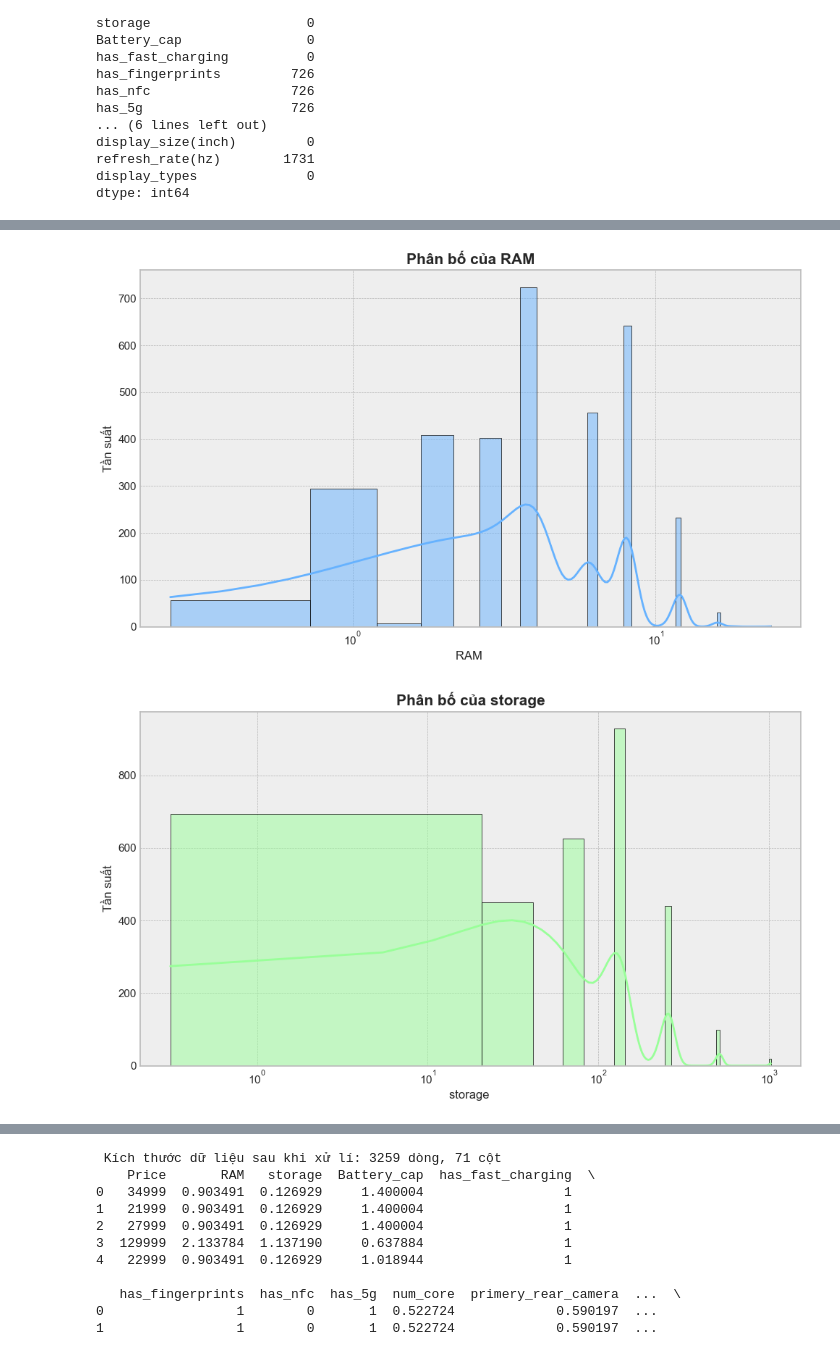
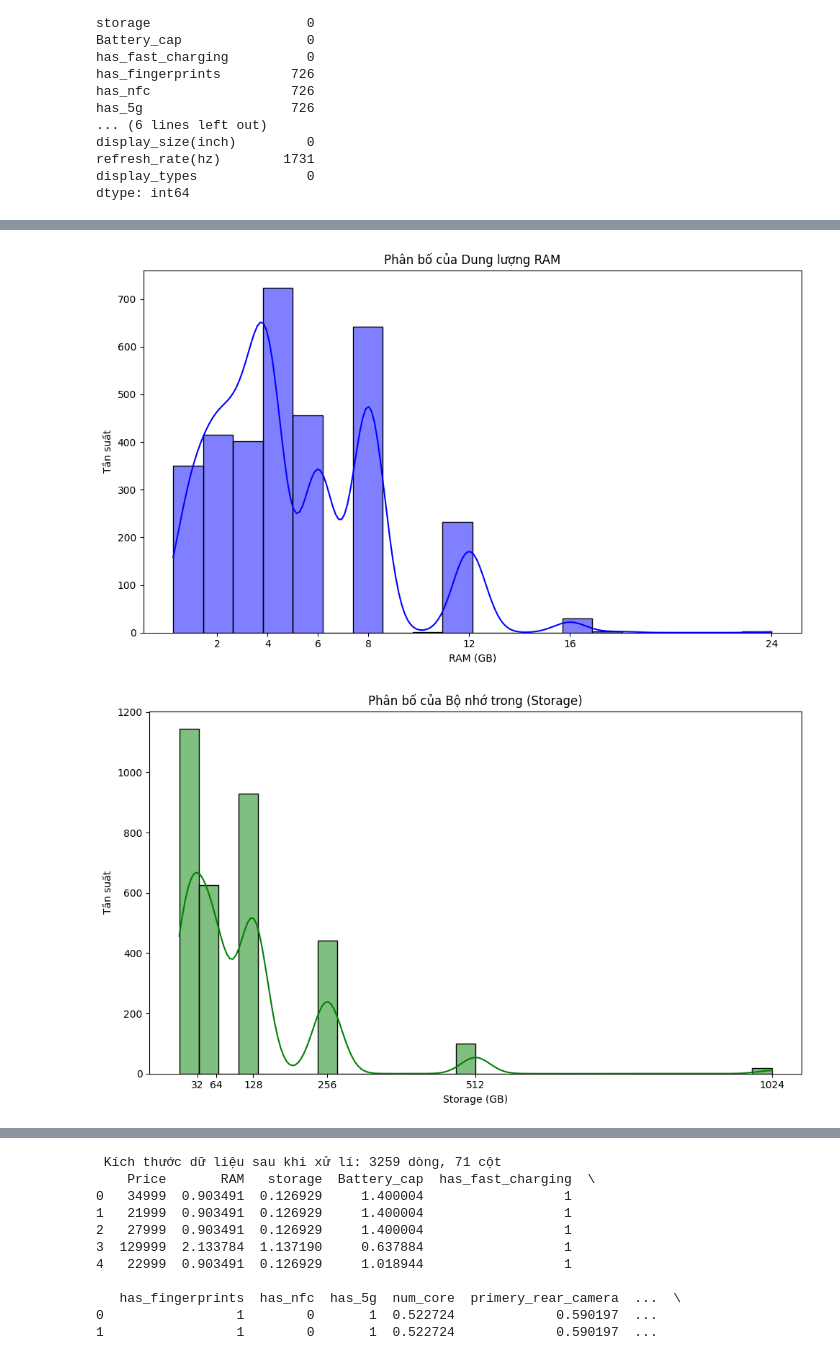
Before and after one commit to grst0610/Machine-learning, a Jupyter notebook: project.ipynb, the cells around one changed output, grey strips where cells are left out. Cells and saved outputs as stored; diff of their text form; code cells hidden in the pictures.

```diff
--- a/project.ipynb
+++ b/project.ipynb
@@ -130,38 +155,42 @@ max                  8.00            165.00
 # %%
-# =======================================================
-# PHẦN 3: TRỰC QUAN HÓA PHÂN BỐ CÁC BIẾN SỐ QUAN TRỌNG
-# =======================================================
 import matplotlib.pyplot as plt
 import seaborn as sns
+from matplotlib.ticker import FuncFormatter
 
 # Thiết lập style đồ thị
 sns.set_theme(style="whitegrid")
-plt.style.use('bmh')
+plt.style.use('default')
 
-# Chọn ra 4 biến numeric quan trọng nhất để phân tích sâu
-important_numeric_cols = ['Price', 'RAM', 'storage', 'Battery_cap']
+# Hàm định dạng dấu phẩy hàng nghìn
+comma_formatter = FuncFormatter(lambda x, pos: f"{int(x):,}")
 
-# Chọn màu cho từng biểu đồ để dễ phân biệt
-colors = ['#FF9999', '#66B2FF', '#99FF99', '#FFCC99']
+# 1. Biểu đồ Giá điện thoại (Price)
+plt.figure(figsize=(10, 6))
+sns.histplot(data=df, x='Price', kde=True, color='red', bins=50, edgecolor='black')
+plt.gca().xaxis.set_major_formatter(comma_formatter) # Thêm dấu phẩy hàng nghìn
+plt.title('Phân bố của Giá điện thoại (Price)')
+plt.xlabel('Giá tiền (VNĐ)')
+plt.ylabel('Tần suất')
+plt.tight_layout()
+plt.show()
 
-# Lặp qua từng biến để vẽ trên các khung hình (figure) riêng biệt
-for col, color in zip(important_numeric_cols, colors):
-    # Tạo một khung hình (Figure) mới hoàn toàn cho mỗi biến
-    plt.figure(figsize=(10, 6))
+# 2. Biểu đồ Dung lượng RAM
+plt.figure(figsize=(10, 6))
+sns.histplot(data=df, x='RAM', kde=True, color='blue', bins=20, edgecolor='black')
+plt.xticks([2, 4, 6, 8, 12, 16, 24]) # Ép hiển thị đúng các mốc RAM
+plt.title('Phân bố của Dung lượng RAM')
+plt.xlabel('RAM (GB)')
+plt.ylabel('Tần suất')
+plt.tight_layout()
+plt.show()
 
-    # Vẽ biểu đồ Histogram kết hợp đường mật độ KDE
-    sns.histplot(data=df, x=col, kde=True, color=color, bins=50, edgecolor='black')
-
-    # Do dữ liệu bị lệch phải (Right-skewed) cực mạnh bởi các máy siêu cao cấp/đặc biệt,
-    # ta dùng thang đo logarit cho trục X để nhìn rõ hình chuông phân bố
-    plt.xscale('log')
-
-    # Định dạng lại tiêu đề và nhãn
-    plt.title(f'Phân bố của {col}', fontsize=15, fontweight='bold')
-    plt.xlabel(f'{col} ', fontsize=12)
-    plt.ylabel('Tần suất', fontsize=12)
-
-    # Căn chỉnh và hiển thị biểu đồ
-    plt.tight_layout()
-    plt.show()
+# 3. Biểu đồ Bộ nhớ trong (Storage)
+plt.figure(figsize=(10, 6))
+sns.histplot(data=df, x='storage', kde=True, color='green', bins=30, edgecolor='black')
+plt.xticks([32, 64, 128, 256, 512, 1024]) # Ép hiển thị đúng các mốc ROM
+plt.title('Phân bố của Bộ nhớ trong (Storage)')
+plt.xlabel('Storage (GB)')
+plt.ylabel('Tần suất')
+plt.tight_layout()
+plt.show()
 # %% [output]
@@ -169,2 +198,2 @@ for col, color in zip(important_numeric_cols, colors):
-[figure, old version]
+[figure, new version]
-[figure, old version]
+[figure, new version]
```
Also changed, not shown: parts of 6 cells of this notebook.
